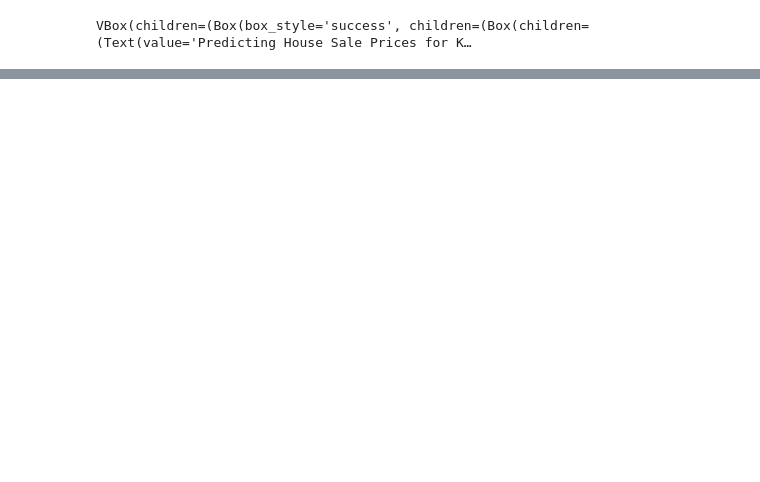
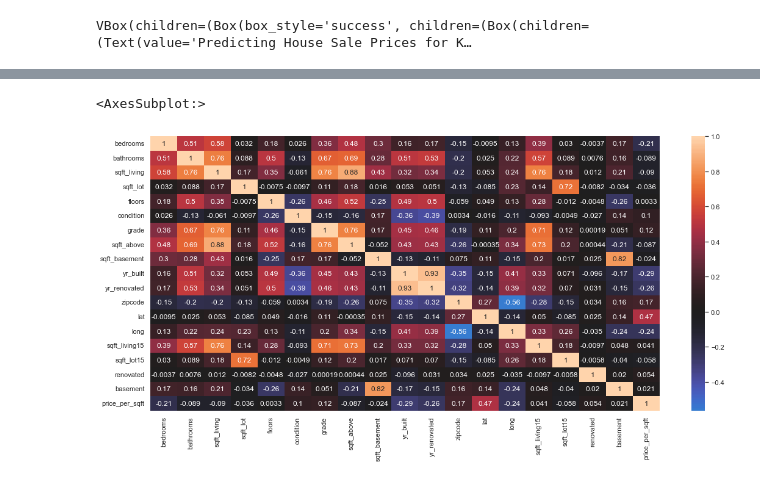
Before and after one commit to schahmatist/Phase-2-Flatiron-Project, a Jupyter notebook: Cleanup of the Model.ipynb, the cells around one changed output, grey strips where cells are left out. Drawn from its saved outputs; the diff is of its cells as text; code cells hidden in the pictures; blank space fills up the shorter version.

```diff
--- a/Cleanup of the Model.ipynb
+++ b/Cleanup of the Model.ipynb
@@ -8,33 +11,3 @@
 pd.set_option('display.max_rows', 200)
 pd.set_option('display.max_columns', 30)
 pd.options.display.float_format = '{:,}'.format
-# %%
-df=pd.read_csv('data/kc_house_data.csv', index_col=0)
-
-# initial cleaning operations (splitting , etc)
-
-df["grade"]=df["grade"].map(lambda x: x.split()[0]).astype(int)
-df['condition'] = df['condition'].apply(enum_category)
-
-# Prepairing data
-
-df['yr_renovated'].fillna(value=df['yr_built'],inplace=True)
-df['yr_renovated'] = np.where(df['yr_renovated'] == 0, df['yr_built'], df['yr_renovated'])
-
-df['waterfront'].fillna(value='NO',inplace=True)
-
-#NEW FEATURES
-
-df['lat_range']=pd.cut(df['lat'], 30)
-df['long_range']=pd.cut(df['long'], 30)
-df['coord_range']=np.array(zip(df['lat_range'],df['long_range']))
-df['decade']=pd.cut(df['yr_built'], 12)
-
-#FILTER
-df=df[df['yr_built']>1980]
-#df=df[df['price']<3000000].copy()
-df=df[df['sqft_living']<8000].copy()
-df=df[df['sqft_lot']<80000].copy()
-df=df[~df["grade"].isin([3,4,5])]
-
-df.shape
@@ -144,3 +146,9 @@ long_list=[long for long in df.groupby('coord_range').min()['long']]
 
 
 base_map = folium.Map([lat[0], long[0]], zoom_start=13)
+# %%
+sns.set(rc={'figure.figsize':(18.7,8.27)})
+sns.heatmap (initial_pred.corr(), annot=True, center=0)
+# %% [output]
+<AxesSubplot:>
+[figure, added]
```
Also changed, not shown: parts of 9 cells of this notebook, 18 other files.
